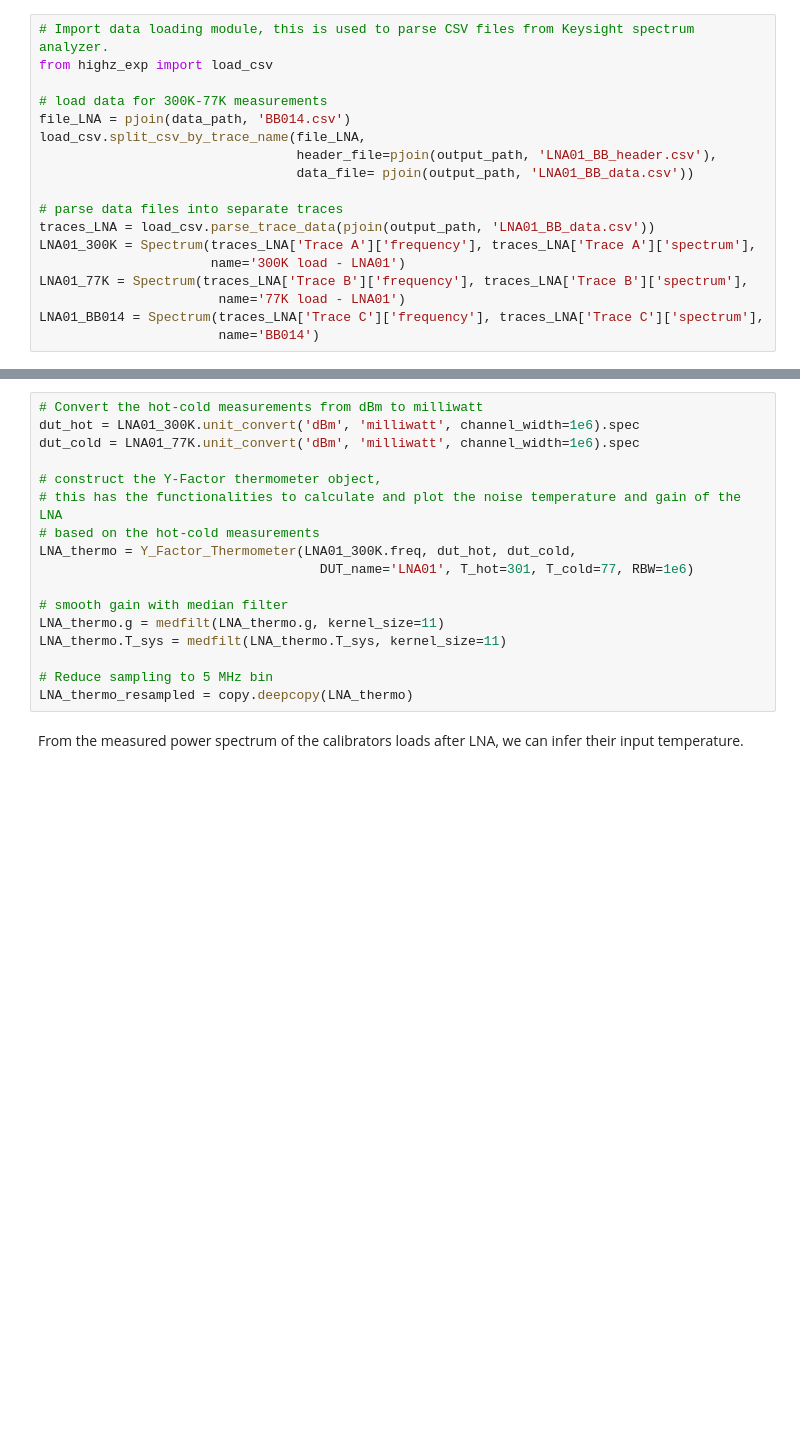
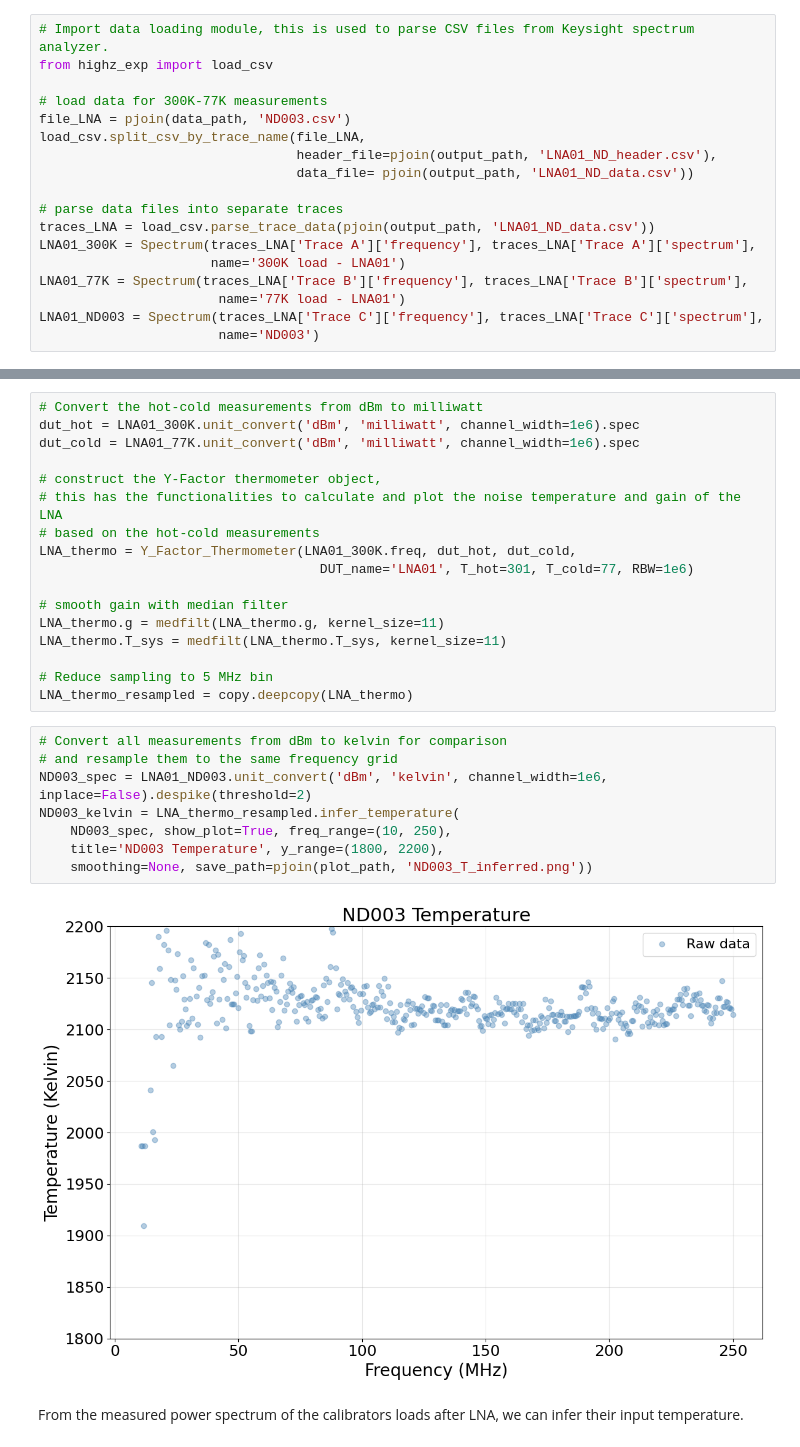
Before and after one commit to alhosani-abdulla/Highz-EXP, a Jupyter notebook: notebooks/calibrator_measurements copy.ipynb, the cells around one changed output, grey strips where cells are left out. Drawn from its saved outputs; the diff is of its cells as text; blank space fills up the shorter version.

```diff
--- a/notebooks/calibrator_measurements copy.ipynb
+++ b/notebooks/calibrator_measurements copy.ipynb
@@ -38,18 +38,18 @@ if os.path.exists(plot_path) is False:
 from highz_exp import load_csv
 
 # load data for 300K-77K measurements
-file_LNA = pjoin(data_path, 'BB014.csv')
+file_LNA = pjoin(data_path, 'ND003.csv')
 load_csv.split_csv_by_trace_name(file_LNA,
-                                 header_file=pjoin(output_path, 'LNA01_BB_header.csv'),
-                                 data_file= pjoin(output_path, 'LNA01_BB_data.csv'))
+                                 header_file=pjoin(output_path, 'LNA01_ND_header.csv'),
+                                 data_file= pjoin(output_path, 'LNA01_ND_data.csv'))
 
 # parse data files into separate traces
-traces_LNA = load_csv.parse_trace_data(pjoin(output_path, 'LNA01_BB_data.csv'))
+traces_LNA = load_csv.parse_trace_data(pjoin(output_path, 'LNA01_ND_data.csv'))
 LNA01_300K = Spectrum(traces_LNA['Trace A']['frequency'], traces_LNA['Trace A']['spectrum'],
                       name='300K load - LNA01')
 LNA01_77K = Spectrum(traces_LNA['Trace B']['frequency'], traces_LNA['Trace B']['spectrum'],
                        name='77K load - LNA01')
-LNA01_BB014 = Spectrum(traces_LNA['Trace C']['frequency'], traces_LNA['Trace C']['spectrum'],
-                       name='BB014')
+LNA01_ND003 = Spectrum(traces_LNA['Trace C']['frequency'], traces_LNA['Trace C']['spectrum'],
+                       name='ND003')
 # %% [output]
 Split complete:
@@ -84,6 +84,16 @@ LNA_thermo.T_sys = medfilt(LNA_thermo.T_sys, kernel_size=11)
 
 # Reduce sampling to 5 MHz bin
 LNA_thermo_resampled = copy.deepcopy(LNA_thermo)
+# %%
+# Convert all measurements from dBm to kelvin for comparison
+# and resample them to the same frequency grid
+ND003_spec = LNA01_ND003.unit_convert('dBm', 'kelvin', channel_width=1e6, inplace=False).despike(threshold=2)
+ND003_kelvin = LNA_thermo_resampled.infer_temperature(
+    ND003_spec, show_plot=True, freq_range=(10, 250),
+    title='ND003 Temperature', y_range=(1800, 2200),
+    smoothing=None, save_path=pjoin(plot_path, 'ND003_T_inferred.png'))
+# %% [output]
+[figure, added]
 # %% [markdown]
 From the measured power spectrum of the calibrators loads after LNA, we can infer their input temperature.
 # %%
```
Also changed, not shown: parts of 1 cell of this notebook, 2 other files.
